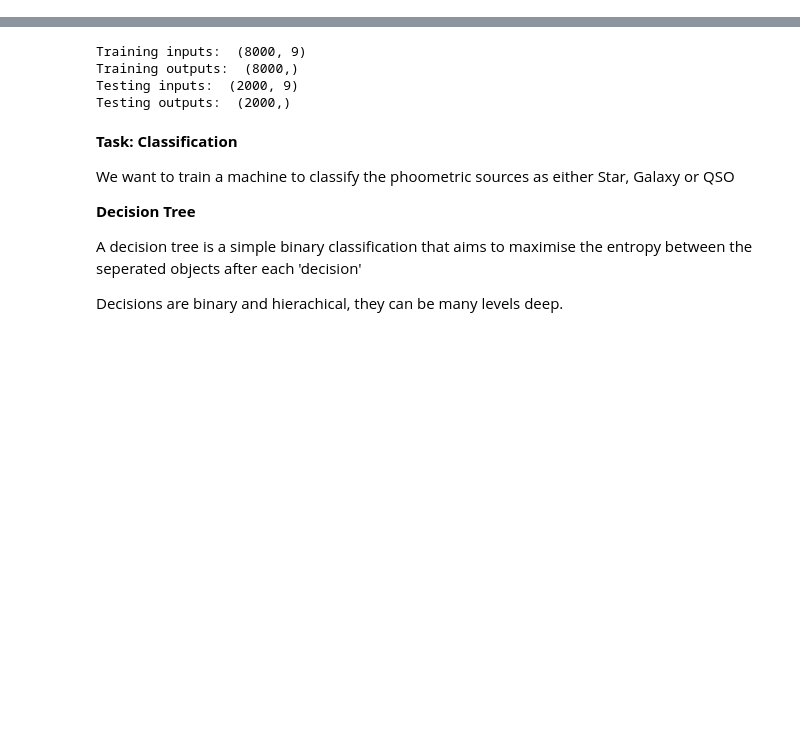
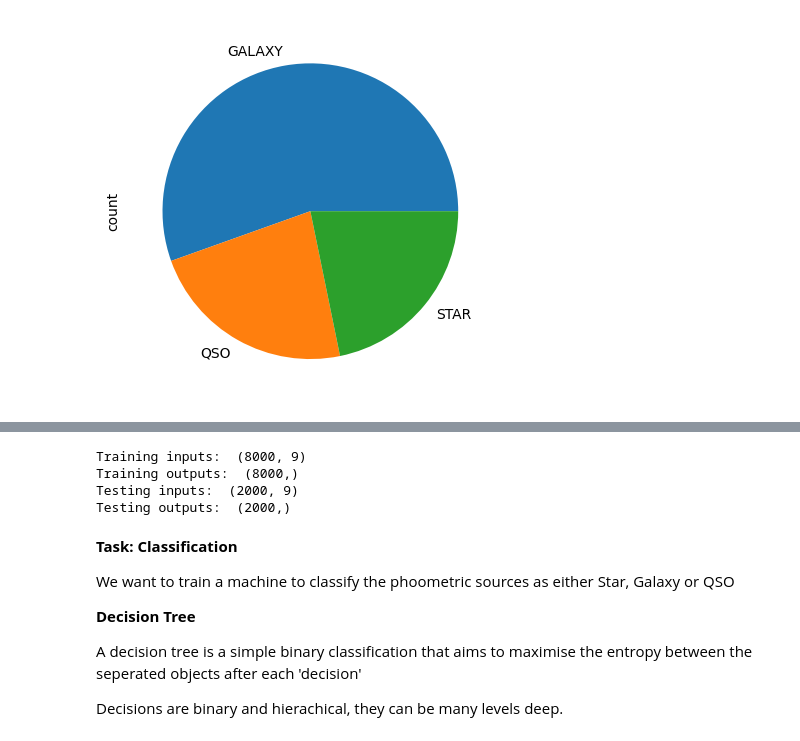
Before and after one commit to csabiu/KAML-2025, a Jupyter notebook: KAML_catalogues.ipynb, the cells around one changed output, grey strips where cells are left out. Saved outputs shown, nothing was run; the diff lists cells and outputs as text; code cells hidden in the pictures; blank space fills up the shorter version.

```diff
--- a/KAML_catalogues.ipynb
+++ b/KAML_catalogues.ipynb
@@ -64 +76,7 @@ plt.show()
+# %%
+# Plot the distribution of classes
+df_sdss["specClass"].value_counts().plot(kind="pie")
+plt.show()
+# %% [output]
+[figure, added]
 # %%
```
Also changed, not shown: parts of 18 cells of this notebook.
